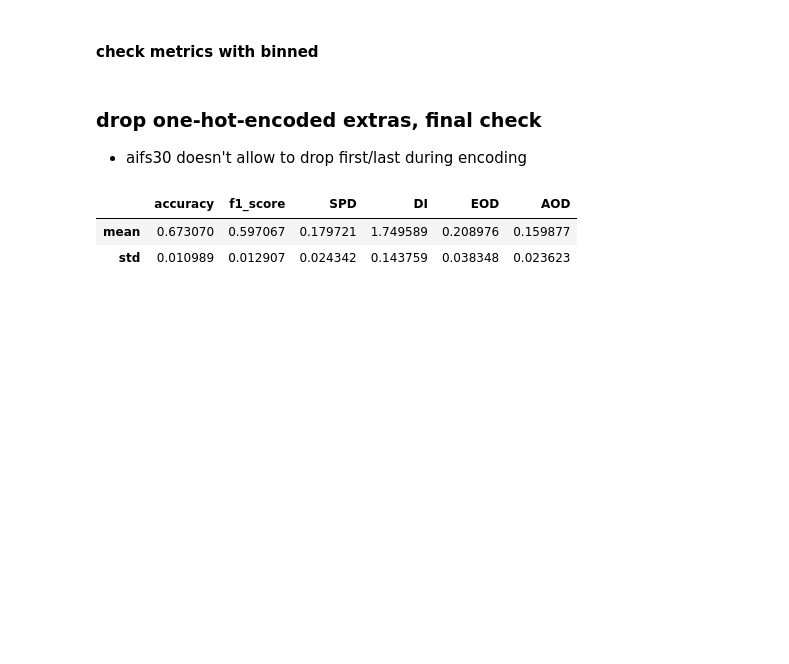
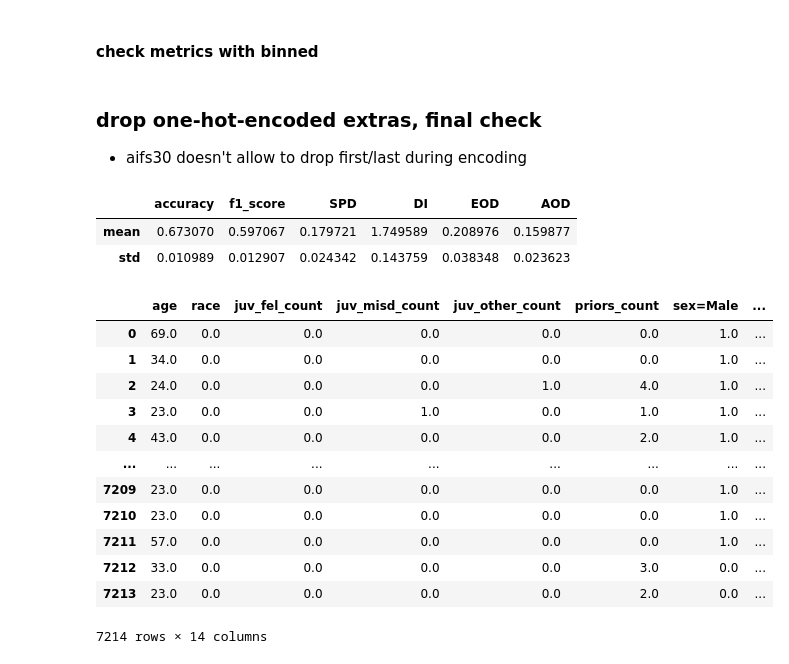
Before and after one commit to jeaend/bias-mitigation-aif360, a Jupyter notebook: notebooks/COMPAS/01_preprocessing.ipynb, the cells around one changed output. Drawn from its saved outputs; the diff is of its cells as text; code cells hidden in the pictures; blank space fills up the shorter version.

```diff
--- a/notebooks/COMPAS/01_preprocessing.ipynb
+++ b/notebooks/COMPAS/01_preprocessing.ipynb
@@ -347,6 +347,22 @@ compas_race_metrics_agg
 |  | accuracy | f1_score | SPD | DI | EOD | AOD |
 | mean | 0.673070 | 0.597067 | 0.179721 | 1.749589 | 0.208976 | 0.159877 |
 | std | 0.010989 | 0.012907 | 0.024342 | 0.143759 | 0.038348 | 0.023623 |
+# %%
+df
+# %% [output]
+|  | age | race | juv_fel_count | juv_misd_count | juv_other_count | priors_count | sex=Male | ... |
+| 0 | 69.0 | 0.0 | 0.0 | 0.0 | 0.0 | 0.0 | 1.0 | ... |
+| 1 | 34.0 | 0.0 | 0.0 | 0.0 | 0.0 | 0.0 | 1.0 | ... |
+| 2 | 24.0 | 0.0 | 0.0 | 0.0 | 1.0 | 4.0 | 1.0 | ... |
+| 3 | 23.0 | 0.0 | 0.0 | 1.0 | 0.0 | 1.0 | 1.0 | ... |
+| 4 | 43.0 | 0.0 | 0.0 | 0.0 | 0.0 | 2.0 | 1.0 | ... |
+| ... | ... | ... | ... | ... | ... | ... | ... | ... |
+| 7209 | 23.0 | 0.0 | 0.0 | 0.0 | 0.0 | 0.0 | 1.0 | ... |
+| 7210 | 23.0 | 0.0 | 0.0 | 0.0 | 0.0 | 0.0 | 1.0 | ... |
+| 7211 | 57.0 | 0.0 | 0.0 | 0.0 | 0.0 | 0.0 | 1.0 | ... |
+| 7212 | 33.0 | 0.0 | 0.0 | 0.0 | 0.0 | 3.0 | 0.0 | ... |
+| 7213 | 23.0 | 0.0 | 0.0 | 0.0 | 0.0 | 2.0 | 0.0 | ... |
+7214 rows × 14 columns
 # %%
 # 1) Retrieve data
 protected = 'sex'
```
Also changed, not shown: parts of 3 cells of this notebook, 2 other files.
